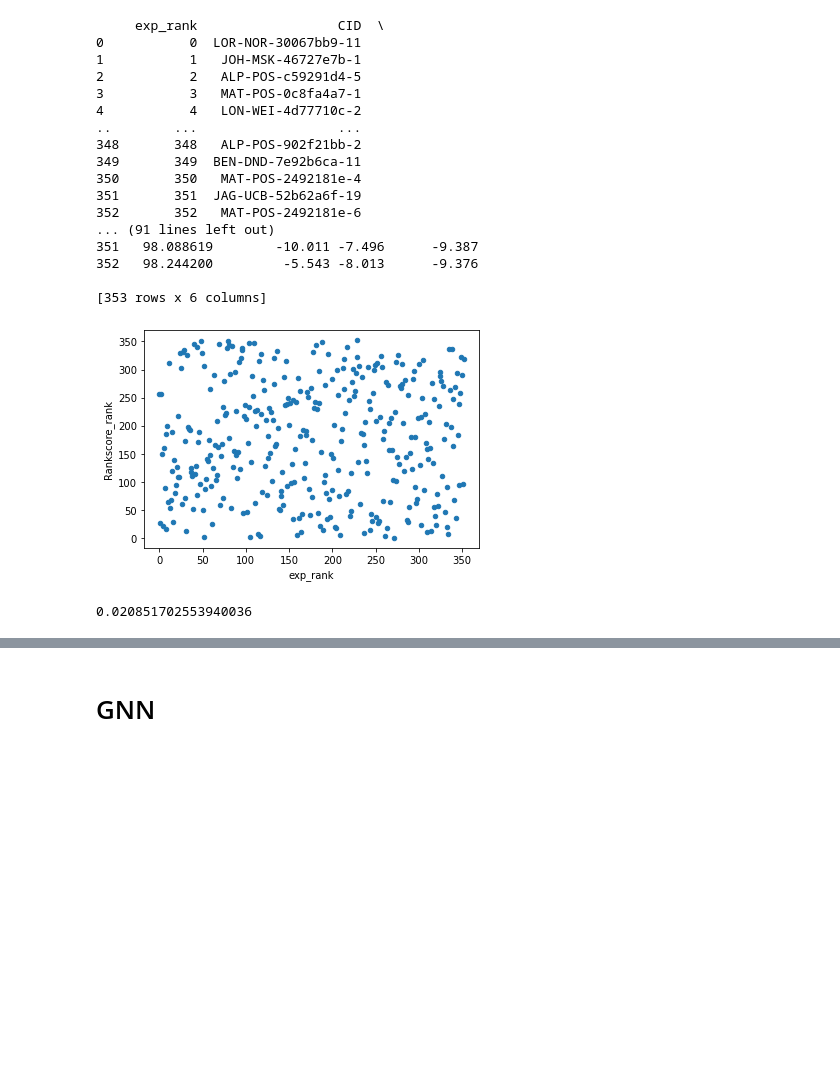
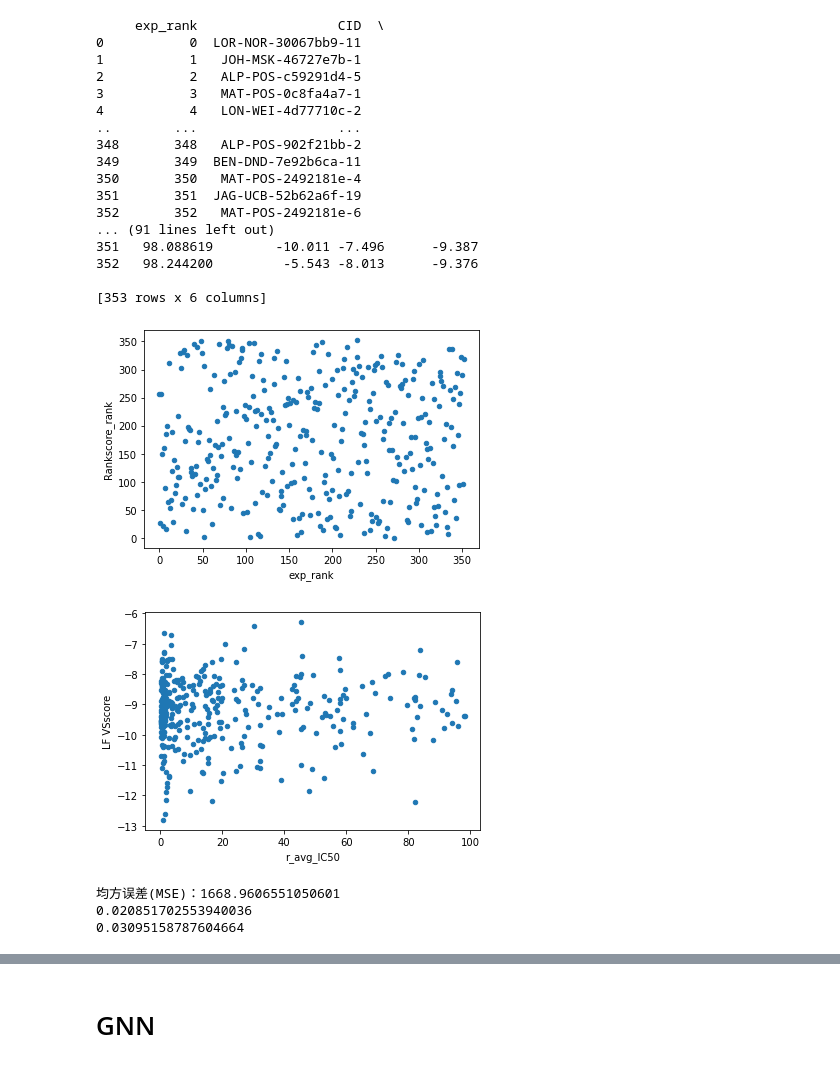
Before and after one commit to meyresearch/NN_DG, a Jupyter notebook: Junhao Project/Untitled.ipynb, the cells around one changed output, grey strips where cells are left out. Saved outputs shown, nothing was run; the diff lists cells and outputs as text; code cells hidden in the pictures; blank space fills up the shorter version.

```diff
--- a/Junhao Project/Untitled.ipynb
+++ b/Junhao Project/Untitled.ipynb
@@ -94,10 +95,19 @@ print(result)
 # %%
 test1.plot(kind='scatter', x='exp_rank', y='Rankscore_rank')
 plt.show()
 
+test1.plot(kind='scatter', x='r_avg_IC50', y='LF VSscore')
+plt.show()
+
 corr = test1.exp_rank.corr(test1.Rankscore_rank)
+corr2 = test1.r_avg_IC50.corr(test1['LF VSscore'])
+print(f"均方误差(MSE)：{mean_squared_error(test1.r_avg_IC50, test1['LF VSscore'])}")
 print(corr)
+print(corr2)
 # %% [output]
 [figure]
+[figure, added]
+均方误差(MSE)：1668.9606551050601
 0.020851702553940036
+0.03095158787604664
 # %%
```
Also changed, not shown: parts of 8 cells of this notebook, 6 other files.
